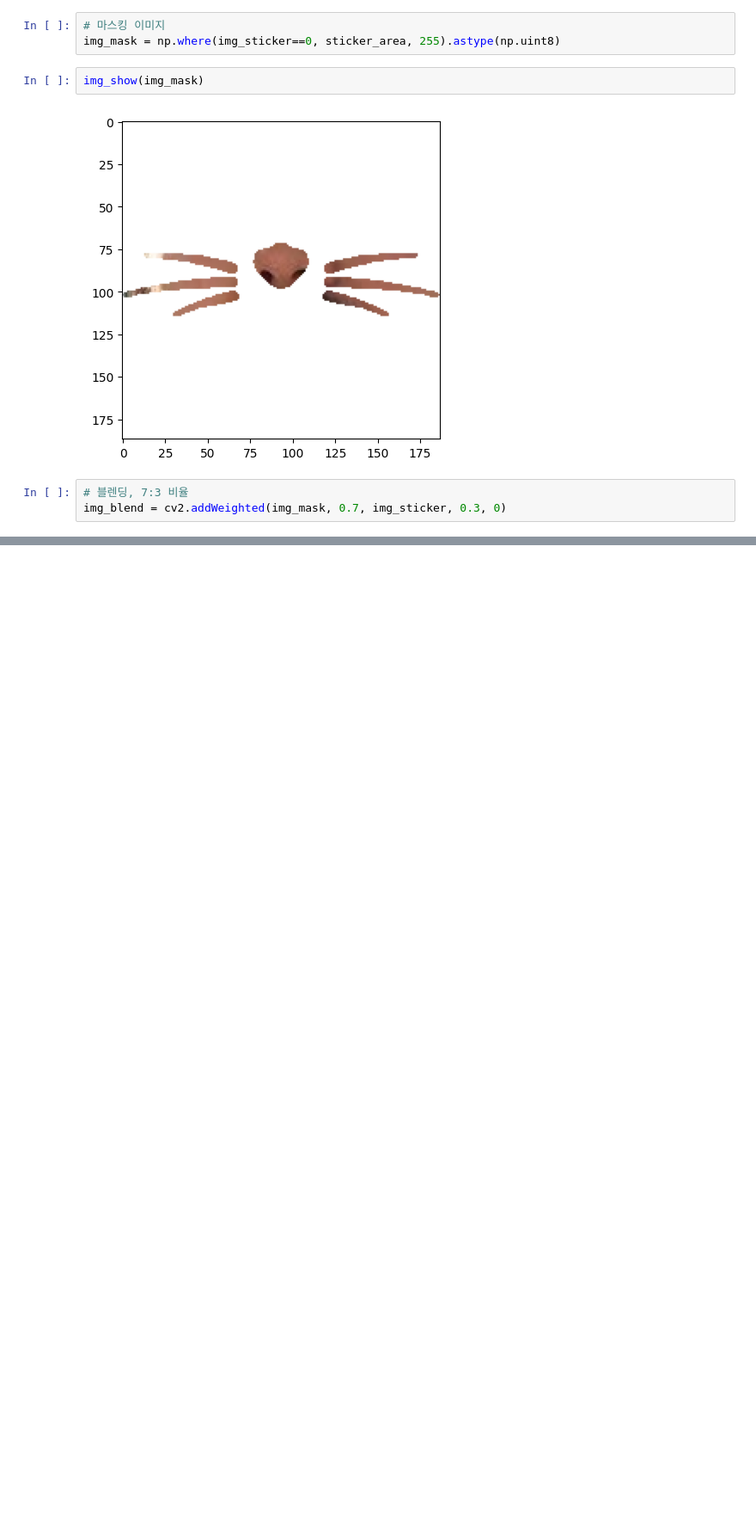
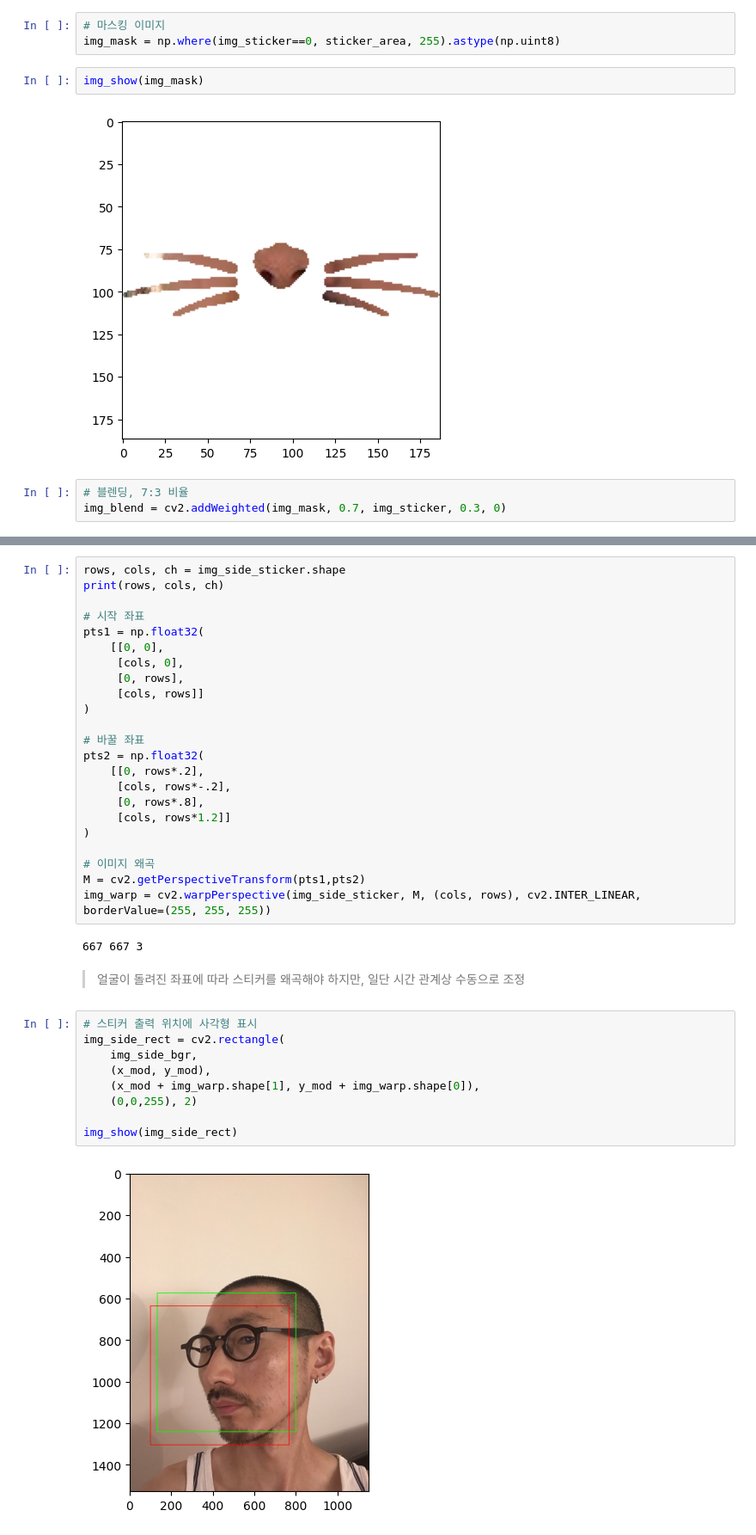
Before and after one commit to knachinen/aiffel_quest, a Jupyter notebook: m3_exploration_06/expl_06_prj_main.ipynb, the cells around one changed output, grey strips where cells are left out. Shown at 86% size. Saved outputs shown, nothing was run; the diff lists cells and outputs as text; blank space fills up the shorter version.

```diff
--- a/m3_exploration_06/expl_06_prj_main.ipynb
+++ b/m3_exploration_06/expl_06_prj_main.ipynb
@@ -212,0 +280,38 @@ plt.show()
+# %%
+rows, cols, ch = img_side_sticker.shape
+print(rows, cols, ch)
+
+# 시작 좌표
+pts1 = np.float32(
+    [[0, 0],
+     [cols, 0],
+     [0, rows],
+     [cols, rows]]
+)
+
+# 바꿀 좌표
+pts2 = np.float32(
+    [[0, rows*.2],
+     [cols, rows*-.2],
+     [0, rows*.8],
+     [cols, rows*1.2]]
+)
+
+# 이미지 왜곡
+M = cv2.getPerspectiveTransform(pts1,pts2)
+img_warp = cv2.warpPerspective(img_side_sticker, M, (cols, rows), cv2.INTER_LINEAR, borderValue=(255, 255, 255))
+# %% [output]
+667 667 3
+# %% [markdown]
+> 얼굴이 돌려진 좌표에 따라 스티커를 왜곡해야 하지만, 일단 시간 관계상 수동으로 조정
+# %%
+# 스티커 출력 위치에 사각형 표시
+img_side_rect = cv2.rectangle(
+    img_side_bgr,
+    (x_mod, y_mod),
+    (x_mod + img_warp.shape[1], y_mod + img_warp.shape[0]),
+    (0,0,255), 2)
+
+img_show(img_side_rect)
+# %% [output]
+[figure, added]
```
Also changed, not shown: parts of 27 cells of this notebook, 1 other file.
